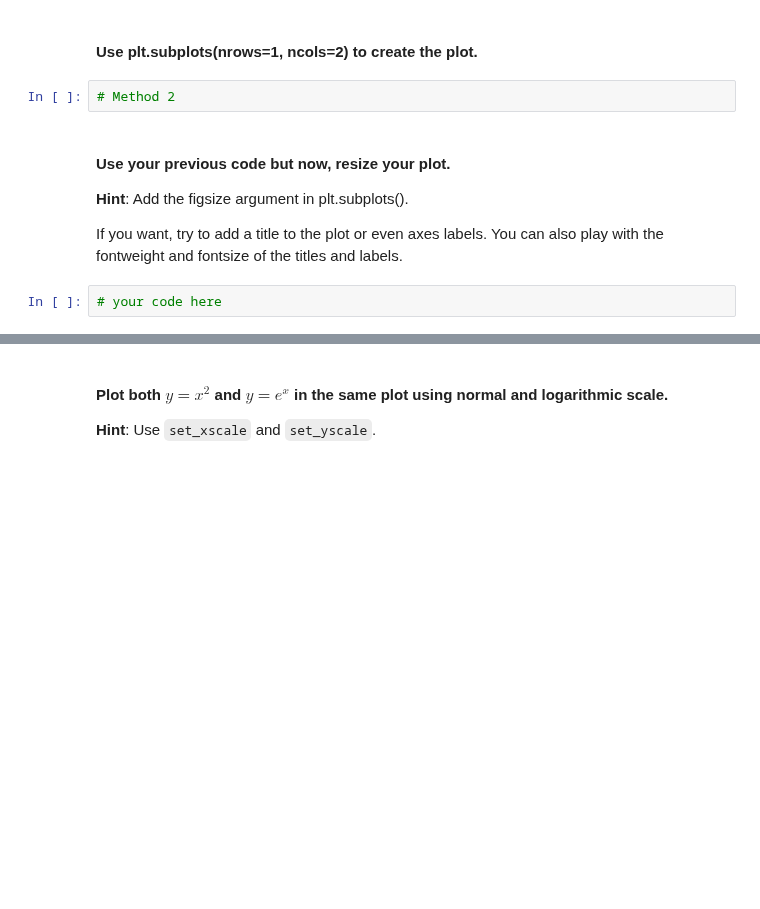
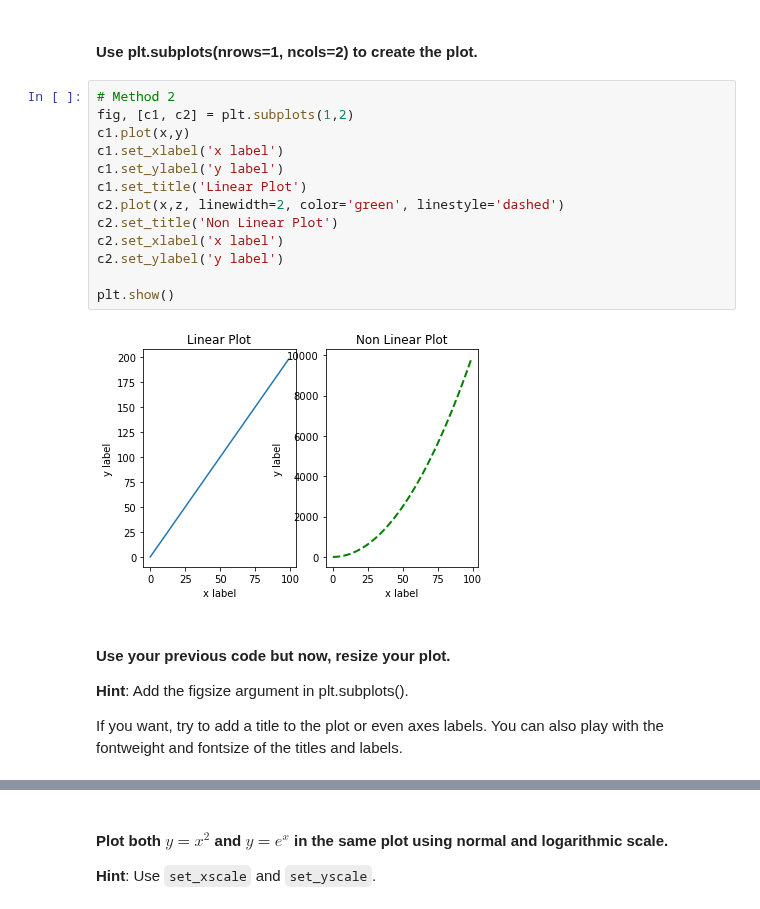
Before and after one commit to ta-data-lis/lab-matplotlib-seaborn, a Jupyter notebook: your-code/main.ipynb, the cells around one changed output, grey strips where cells are left out. Saved outputs shown, nothing was run; the diff lists cells and outputs as text; blank space fills up the shorter version.

```diff
--- a/your-code/main.ipynb
+++ b/your-code/main.ipynb
@@ -25,11 +40,22 @@ Also, play around with the linewidth and style. Use the ones you're most happy w
 # %% [markdown]
 #### Use plt.subplots(nrows=1, ncols=2) to create the plot.
-# %%
-# Method 2
+# %%
+# Method 2
+fig, [c1, c2] = plt.subplots(1,2)
+c1.plot(x,y)
+c1.set_xlabel('x label')
+c1.set_ylabel('y label')
+c1.set_title('Linear Plot')
+c2.plot(x,z, linewidth=2, color='green', linestyle='dashed')
+c2.set_title('Non Linear Plot')
+c2.set_xlabel('x label')
+c2.set_ylabel('y label')
+
+plt.show()
+# %% [output]
+[figure, added]
 # %% [markdown]
 #### Use your previous code but now, resize your plot.
 **Hint**: Add the figsize argument in plt.subplots().
 
 If you want, try to add a title to the plot or even axes labels. You can also play with the fontweight and fontsize of the titles and labels.
-# %%
-# your code here
```
Also changed, not shown: parts of 42 cells of this notebook, 1 other file.
